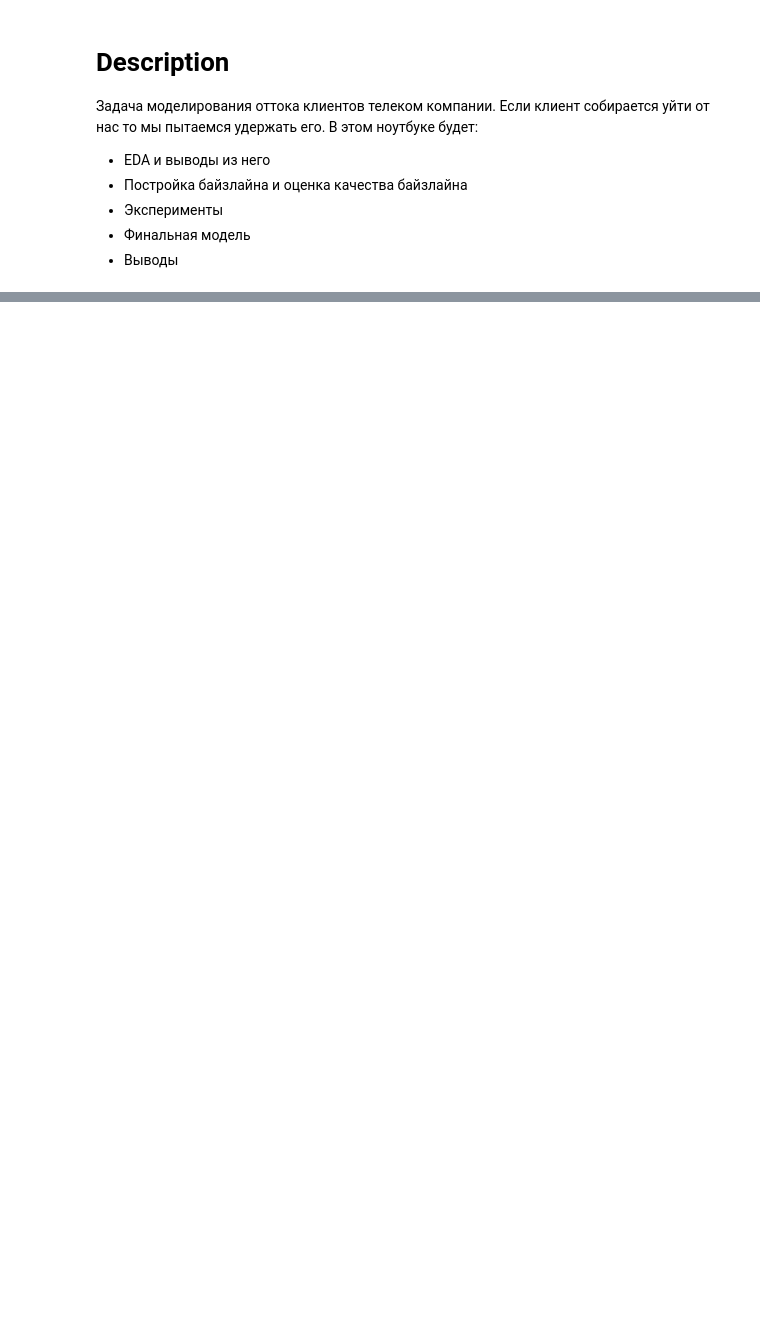
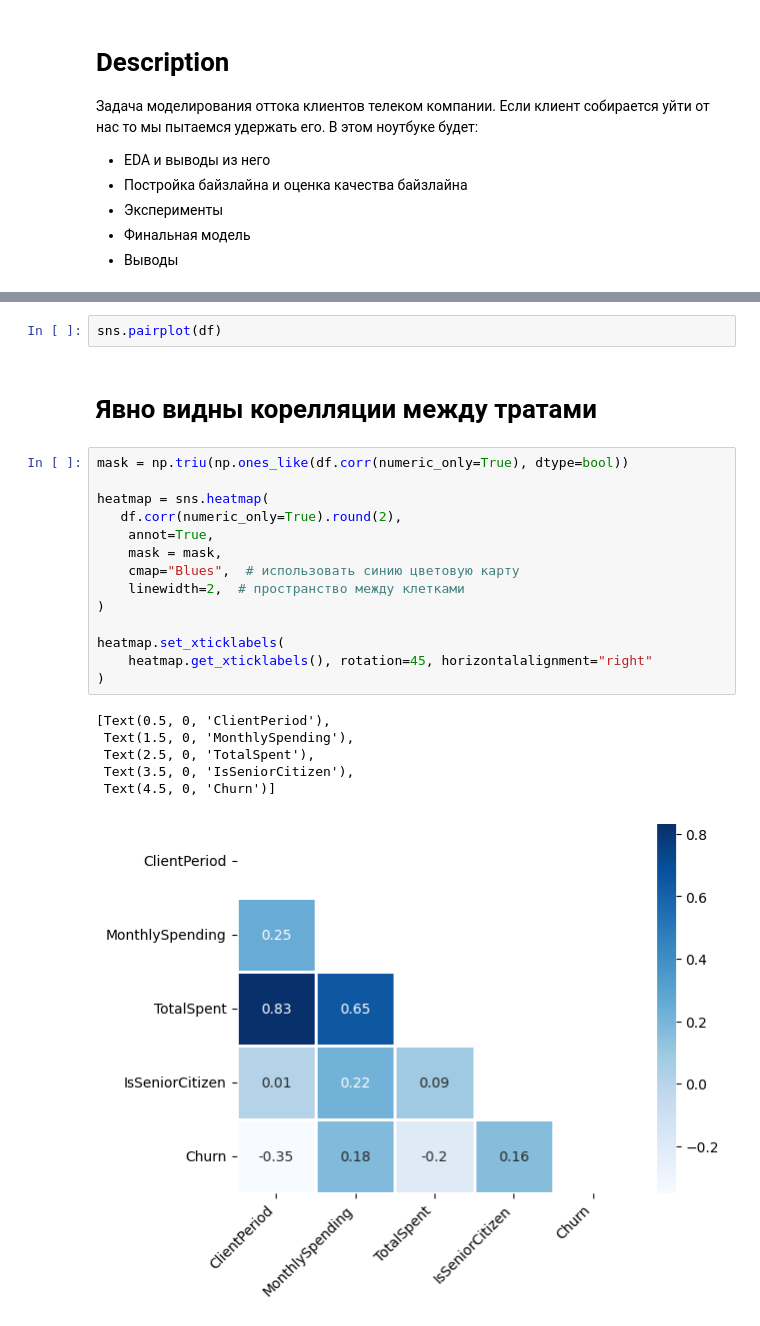
Before and after one commit to matveisut/PredictingUserChurn, a Jupyter notebook: notebooks/main.ipynb, the cells around one changed output, grey strips where cells are left out. Saved outputs shown, nothing was run; the diff lists cells and outputs as text; blank space fills up the shorter version.

```diff
--- a/notebooks/main.ipynb
+++ b/notebooks/main.ipynb
@@ -27,0 +84,25 @@ pd.read_csv('../data/raw/raw_data.csv')
+# %%
+sns.pairplot(df)
+# %% [markdown]
+# Явно видны корелляции между тратами
+# %%
+mask = np.triu(np.ones_like(df.corr(numeric_only=True), dtype=bool))
+
+heatmap = sns.heatmap(
+   df.corr(numeric_only=True).round(2),
+    annot=True,
+    mask = mask,
+    cmap="Blues",  # использовать синию цветовую карту
+    linewidth=2,  # пространство между клетками
+)
+
+heatmap.set_xticklabels(
+    heatmap.get_xticklabels(), rotation=45, horizontalalignment="right"
+)
+# %% [output]
+[Text(0.5, 0, 'ClientPeriod'),
+ Text(1.5, 0, 'MonthlySpending'),
+ Text(2.5, 0, 'TotalSpent'),
+ Text(3.5, 0, 'IsSeniorCitizen'),
+ Text(4.5, 0, 'Churn')]
+[figure, added]
```
Also changed, not shown: parts of 22 cells of this notebook, 3 other files.
